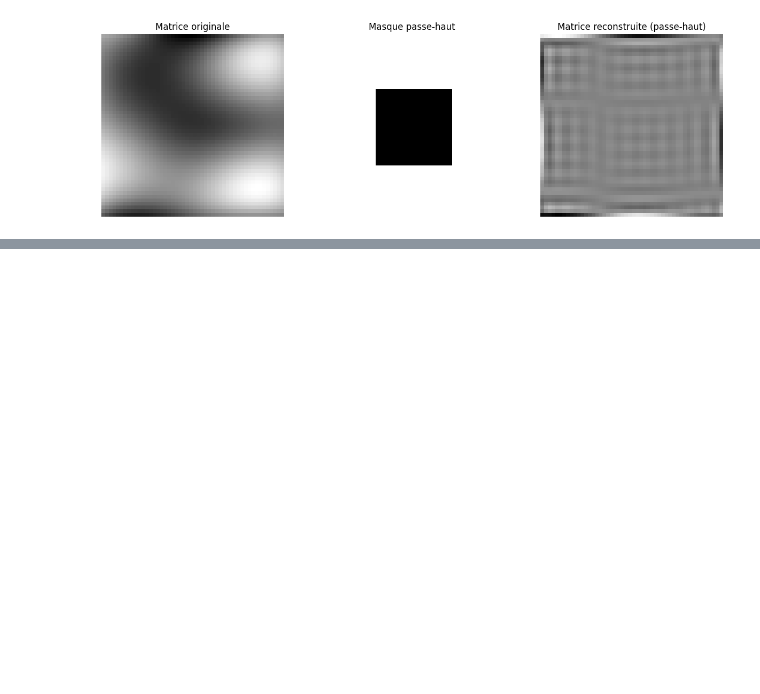
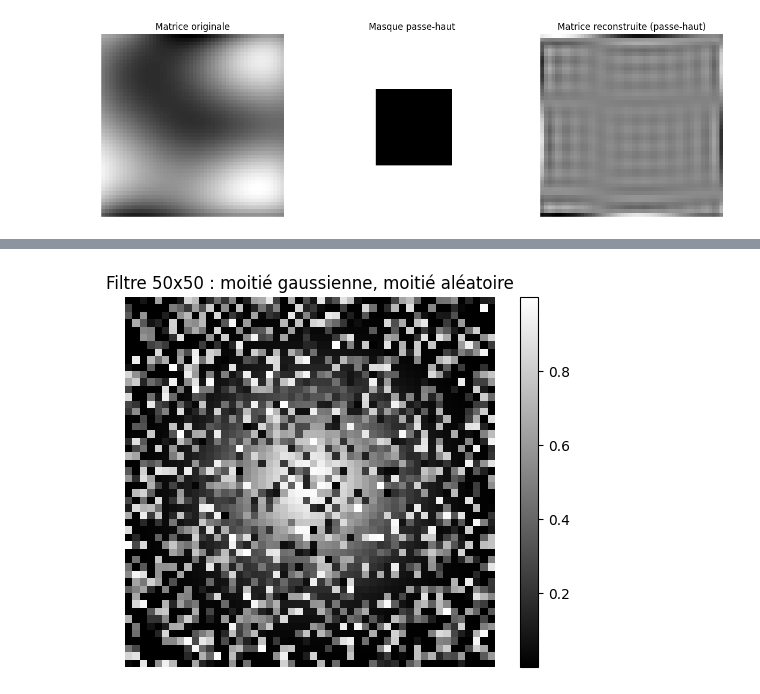
Before and after one commit to josselinteste/projet_es_ia_embarquee_CHALIN_TESTE, a Jupyter notebook: utilitaire.ipynb, the cells around one changed output, grey strips where cells are left out. Cells and saved outputs as stored; diff of their text form; code cells hidden in the pictures; blank space fills up the shorter version.

Commit message:
Ajout d'une fonction permettant de mettre en valeur l'importance d'une mesure locale

```diff
--- a/utilitaire.ipynb
+++ b/utilitaire.ipynb
@@ -625,0 +626,32 @@ plt.show()
+# %%
+import numpy as np
+import matplotlib.pyplot as plt
+
+def gaussian_2d(size=50, sigma=10):
+    """Crée une gaussienne 2D centrée"""
+    x = np.linspace(-size//2, size//2, size)
+    y = np.linspace(-size//2, size//2, size)
+    X, Y = np.meshgrid(x, y)
+    gauss = np.exp(-(X**2 + Y**2) / (2*sigma**2))
+    return gauss / np.max(gauss)  # normalisation entre 0 et 1
+
+def gaussian_with_random(size=50, sigma=10, ratio=0.5):
+    """Crée une gaussienne 2D puis remplace une fraction (ratio) par du bruit aléatoire"""
+    gauss = gaussian_2d(size, sigma)
+    mask = np.random.rand(size, size) < ratio  # True ~ ratio
+    random_values = np.random.rand(size, size)
+    filt = gauss.copy()
+    filt[mask] = random_values[mask]  # remplacer par bruit
+    return filt
+
+# Génération
+filt = gaussian_with_random(size=50, sigma=8, ratio=0.5)
+
+# Affichage
+plt.imshow(filt, cmap="gray")
+plt.title("Filtre 50x50 : moitié gaussienne, moitié aléatoire")
+plt.axis("off")
+plt.colorbar()
+plt.show()
+# %% [output]
+[figure, added]
```
Also changed, not shown: parts of 1 cell of this notebook, 1 other file.
